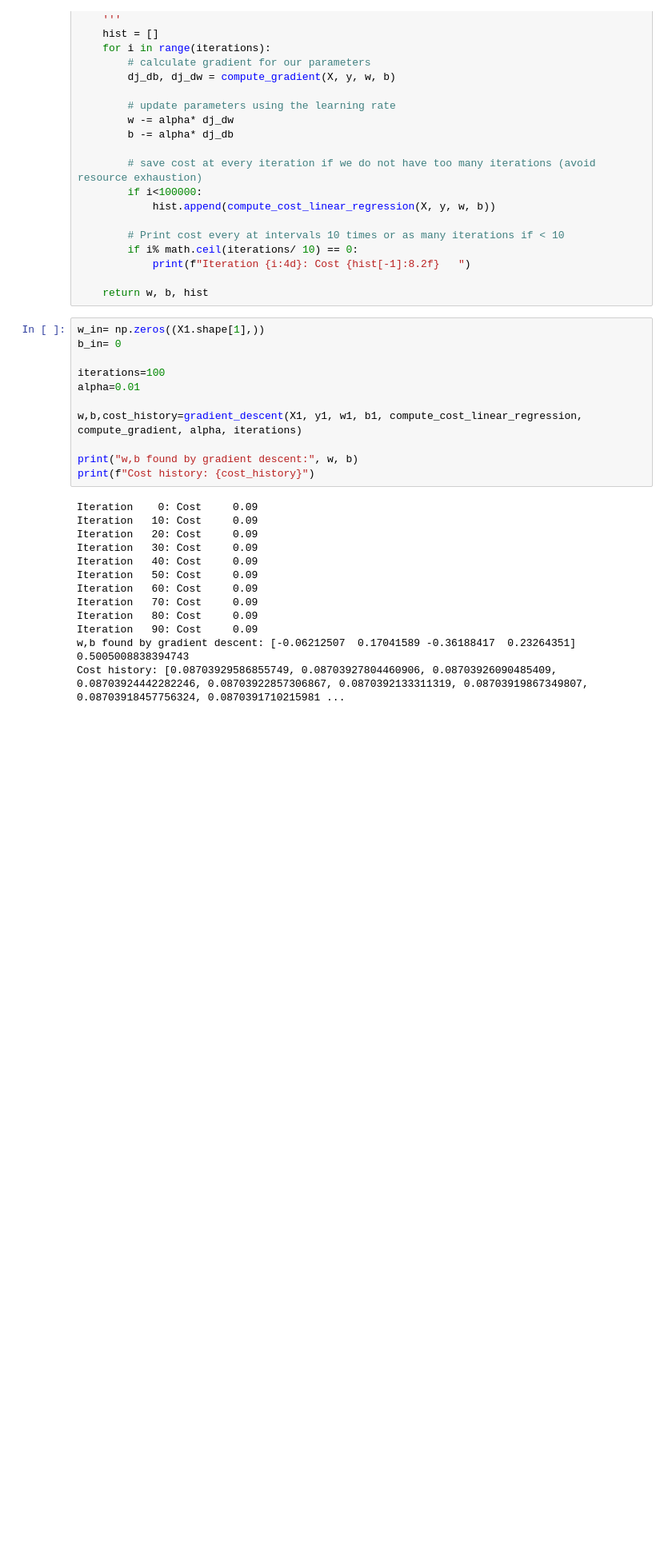
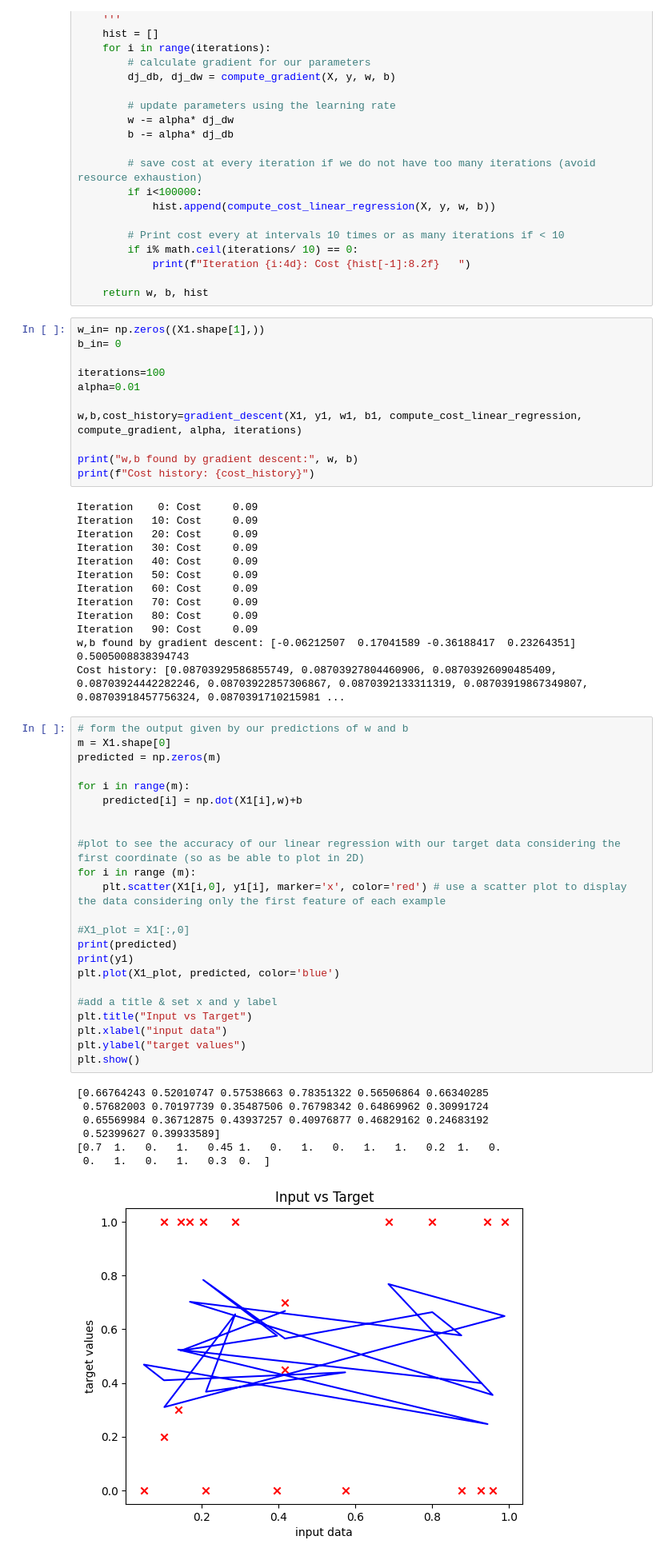
Before and after one commit to DragosTrandafir/HotelRentEstimation_Personal_Project, a Jupyter notebook: Untitled.ipynb, the cells around one changed output. Shown: that part at 80% size. Saved outputs shown, nothing was run; the diff lists cells and outputs as text; blank space fills up the shorter version.

Commit message:
plotting example
this example is not very accurate, because our data cannot be really linearized and we are considering only the first feature, so the chances of the model to be accurate are almost zero.

```diff
--- a/Untitled.ipynb
+++ b/Untitled.ipynb
@@ -177,3 +177,34 @@ Iteration   80: Cost     0.09
 Iteration   90: Cost     0.09
 w,b found by gradient descent: [-0.06212507  0.17041589 -0.36188417  0.23264351] 0.5005008838394743
 Cost history: [0.08703929586855749, 0.08703927804460906, 0.08703926090485409, 0.08703924442282246, 0.08703922857306867, 0.0870392133311319, 0.08703919867349807, 0.08703918457756324, 0.0870391710215981 ...
+# %%
+# form the output given by our predictions of w and b
+m = X1.shape[0]
+predicted = np.zeros(m)
+
+for i in range(m):
+    predicted[i] = np.dot(X1[i],w)+b
+
+
+#plot to see the accuracy of our linear regression with our target data considering the first coordinate (so as be able to plot in 2D)
+for i in range (m):
+    plt.scatter(X1[i,0], y1[i], marker='x', color='red') # use a scatter plot to display the data considering only the first feature of each example
+
+#X1_plot = X1[:,0]
+print(predicted)
+print(y1)
+plt.plot(X1_plot, predicted, color='blue')
+
+#add a title & set x and y label
+plt.title("Input vs Target")
+plt.xlabel("input data")
+plt.ylabel("target values")
+plt.show()
+# %% [output]
+[0.66764243 0.52010747 0.57538663 0.78351322 0.56506864 0.66340285
+ 0.57682003 0.70197739 0.35487506 0.76798342 0.64869962 0.30991724
+ 0.65569984 0.36712875 0.43937257 0.40976877 0.46829162 0.24683192
+ 0.52399627 0.39933589]
+[0.7  1.   0.   1.   0.45 1.   0.   1.   0.   1.   1.   0.2  1.   0.
+ 0.   1.   0.   1.   0.3  0.  ]
+[figure, added]
```
